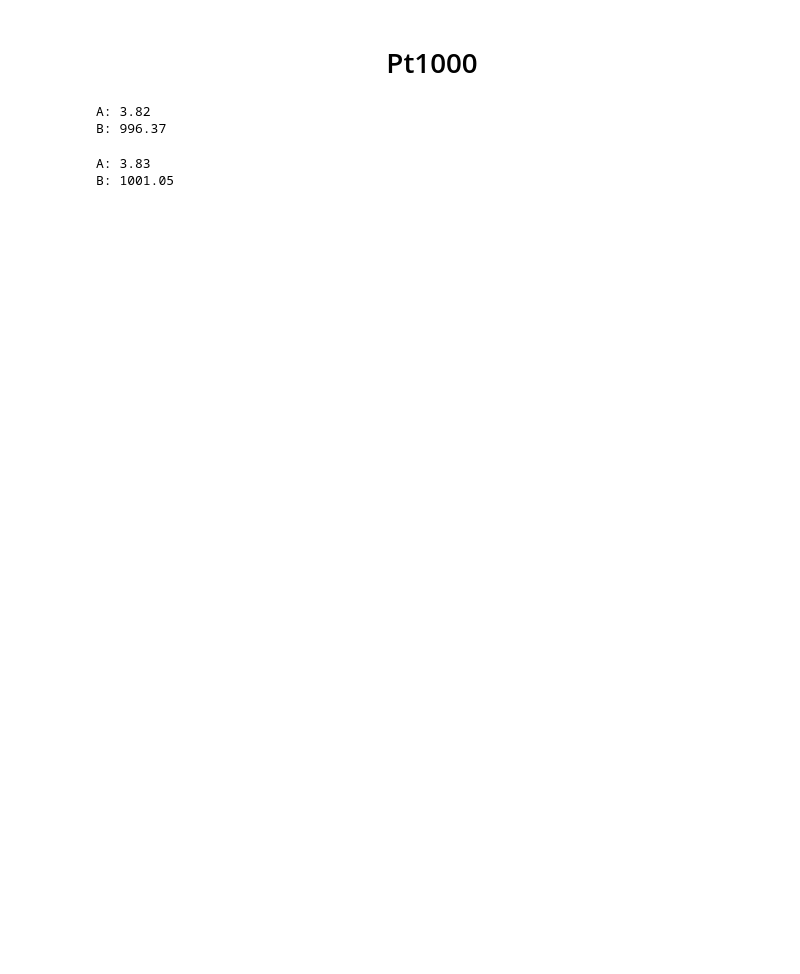
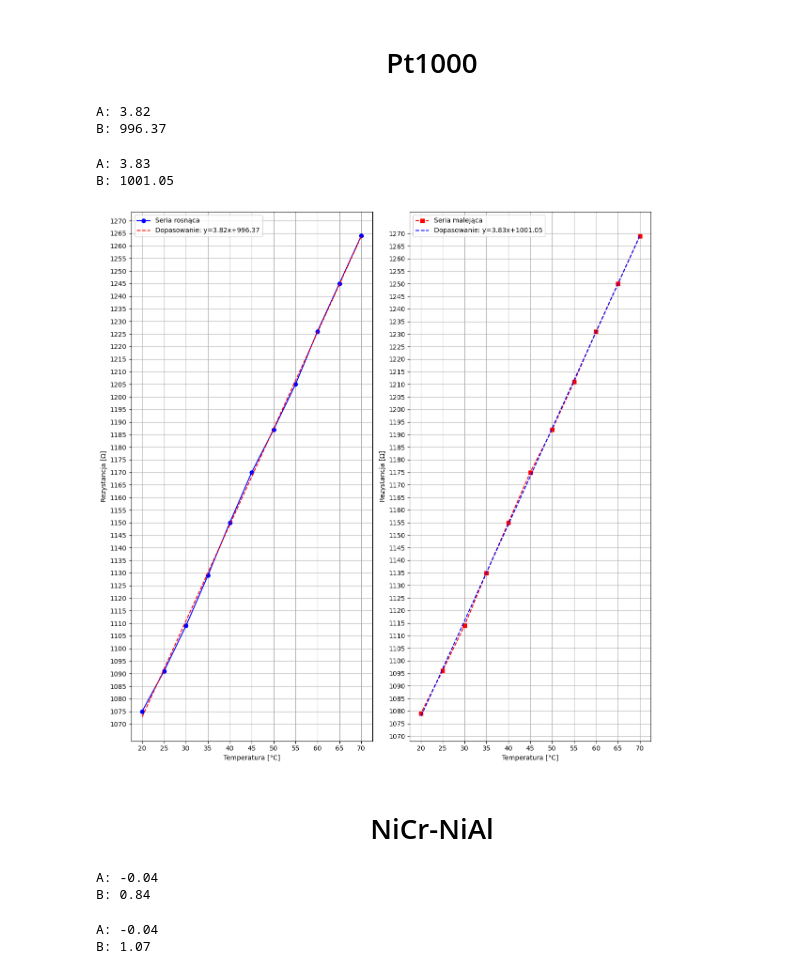
Before and after one commit to PiotrCheski/PodstawyAutomatyki, a Jupyter notebook: FunkcjeC3.ipynb, the cells around one changed output. Saved outputs shown, nothing was run; the diff lists cells and outputs as text; code cells hidden in the pictures; blank space fills up the shorter version.

```diff
--- a/FunkcjeC3.ipynb
+++ b/FunkcjeC3.ipynb
@@ -59,3 +103,70 @@ print("B: {:.2f}".format(B))
 # %% [output]
 A: 3.83
 B: 1001.05
+# %%
+import numpy as np
+import matplotlib.pyplot as plt
+
+x_rosnace = [20, 25, 30, 35, 40, 45, 50, 55, 60, 65, 70]
+y_rosnace = [1075, 1091, 1109, 1129, 1150, 1170, 1187, 1205, 1226, 1245, 1264]
+
+x_malejace = [70, 65, 60, 55, 50, 45, 40, 35, 30, 25, 20]
+y_malejace = [1269, 1250, 1231, 1211, 1192, 1175, 1155, 1135, 1114, 1096, 1079]
+
+# Dopasowanie funkcji liniowej do danych rosnących
+coeff_rosnace = np.polyfit(x_rosnace, y_rosnace, 1)
+a_rosnace, b_rosnace = coeff_rosnace
+
+# Dopasowanie funkcji liniowej do danych malejących
+coeff_malejace = np.polyfit(x_malejace, y_malejace, 1)
+a_malejace, b_malejace = coeff_malejace
+
+fig, (ax1, ax2) = plt.subplots(1, 2, figsize=(12, 12))
+
+# Plot for increasing data with linear function
+ax1.plot(x_rosnace, y_rosnace, marker='o', linestyle='-', color='blue', label='Seria rosnąca')
+ax1.plot(x_rosnace, a_rosnace * np.array(x_rosnace) + b_rosnace, linestyle='--', color='red', label=f'Dopasowanie: y={a_rosnace:.2f}x+{b_rosnace:.2f}')
+ax1.set_xlabel('Temperatura [°C]')
+ax1.set_ylabel('Rezystancja [Ω]')
+ax1.legend()
+ax1.grid(True)
+ax1.set_xticks(np.arange(20, 75, 5))
+ax1.set_yticks(np.arange(1070, 1275, 5))
+
+# Plot for decreasing data with linear function
+ax2.plot(x_malejace, y_malejace, marker='s', linestyle='--', color='red', label='Seria malejąca')
+ax2.plot(x_malejace, a_malejace * np.array(x_malejace) + b_malejace, linestyle='--', color='blue', label=f'Dopasowanie: y={a_malejace:.2f}x+{b_malejace:.2f}')
+ax2.set_xlabel('Temperatura [°C]')
+ax2.set_ylabel('Rezystancja [Ω]')
+ax2.legend()
+ax2.grid(True)
+ax2.set_xticks(np.arange(20, 75, 5))
+ax2.set_yticks(np.arange(1070, 1275, 5))
+
+plt.tight_layout()
+plt.show()
+# %% [output]
+[figure, added]
+# %% [markdown]
+<h1><center>NiCr-NiAl</center></h1>
+# %%
+x_rosnace = [20, 25, 30, 35, 40, 45, 50, 55, 60, 65, 70]
+y_rosnace = [0.02, -0.12, -0.34, -0.59, -0.80, -1.00, -1.10, -1.31, -1.57, -1.74, -2.00]
+A, B = analytical_solution(x_rosnace, y_rosnace)
+print("A: {:.2f}".format(A))
+print("B: {:.2f}".format(B))
+# %% [output]
+A: -0.04
+B: 0.84
+# %%
+x_malejace = [70, 65, 60, 55, 50, 45, 40, 35, 30, 25, 20]
+y_malejace = [-2.00, -1.73, -1.53, -1.36, -1.10, -0.90, -0.68, -0.41, -0.20, 0.01, 0.14]
+# Call the function with the provided lists
+A, B = analytical_solution(x_malejace, y_malejace)
+
+# Print the coefficients A and B
+print("A: {:.2f}".format(A))
+print("B: {:.2f}".format(B))
+# %% [output]
+A: -0.04
+B: 1.07
```
Also changed, not shown: parts of 6 cells of this notebook.
